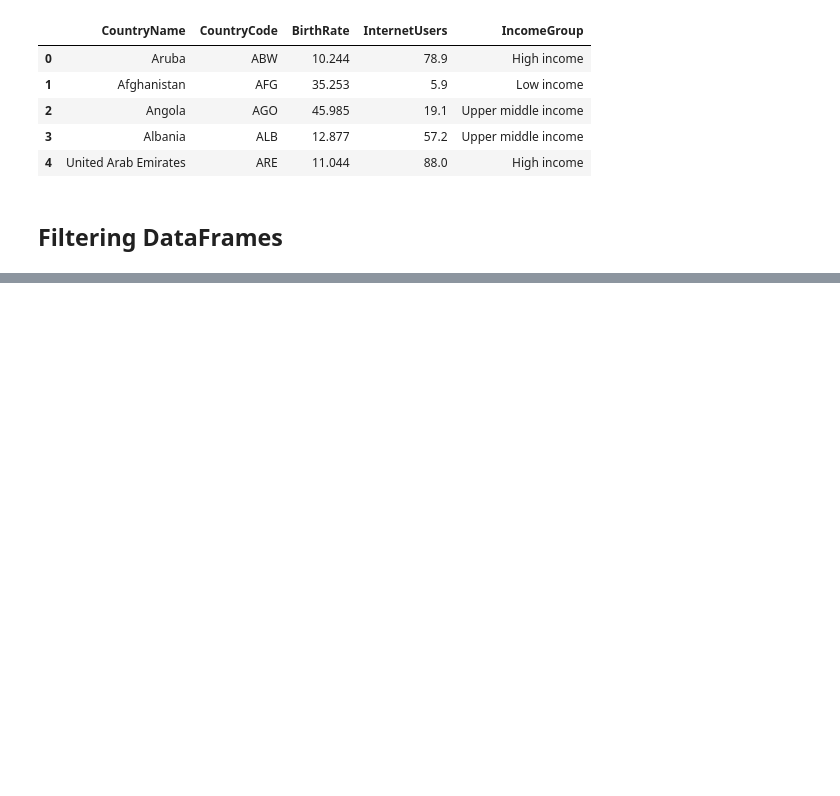
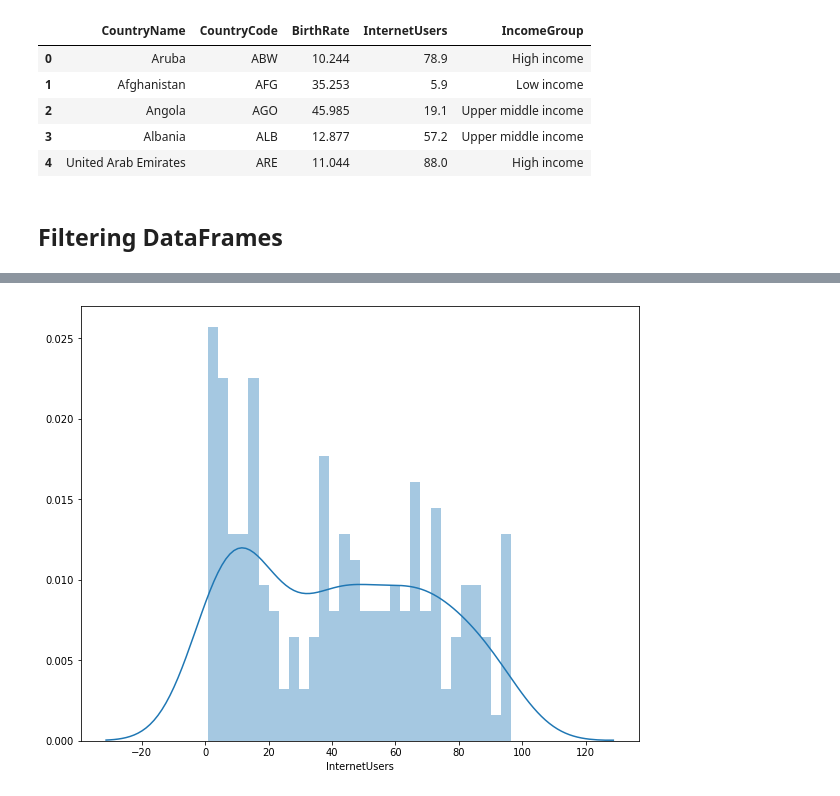
Before and after one commit to sureshmanem/Python_LearnByDoing, a Jupyter notebook: Module_5_Data_Frames.ipynb, the cells around one changed output, grey strips where cells are left out. Saved outputs shown, nothing was run; the diff lists cells and outputs as text; code cells hidden in the pictures; blank space fills up the shorter version.

```diff
--- a/Module_5_Data_Frames.ipynb
+++ b/Module_5_Data_Frames.ipynb
@@ -417,0 +616,4 @@ stats.head()
+# %%
+vis1 = sns.distplot(stats['InternetUsers'],bins=30)
+# %% [output]
+[figure, added]
```
Also changed, not shown: parts of 70 cells of this notebook.
